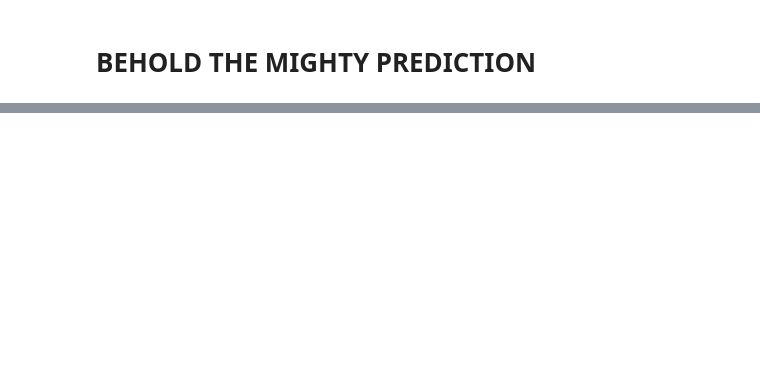
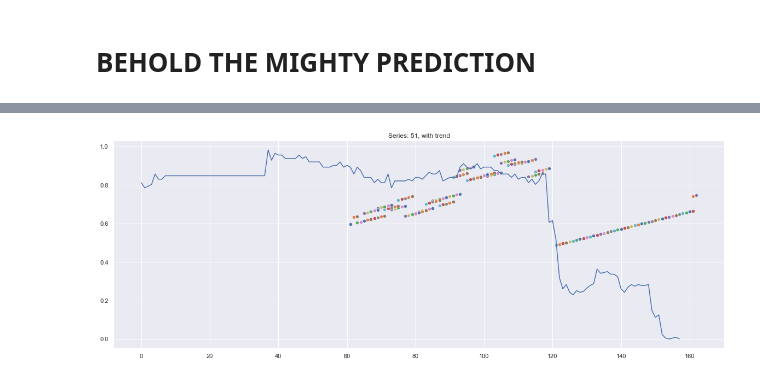
Before and after one commit to BorovTech/Timeseries_project, a Jupyter notebook: prediction_fixed_patterns.ipynb, the cells around one changed output, grey strips where cells are left out. Saved outputs shown, nothing was run; the diff lists cells and outputs as text; code cells hidden in the pictures; blank space fills up the shorter version.

```diff
--- a/prediction_fixed_patterns.ipynb
+++ b/prediction_fixed_patterns.ipynb
@@ -239,0 +233,14 @@ for x in predicted_points.items():
+# %%
+xs_temp = np.array(xs_temp).flatten()[::-1]
+sns.lineplot(y=xs_temp, x=list(range(len(xs))))
+
+for x in predicted_points.items():
+    start_point, predicted_values = x[0], x[1]
+#     to_plot = []
+    for counter in range(len(predicted_values)):
+        if predicted_values[counter] != None:
+            X = (60 + start_point + counter)
+            temp = predicted_values[counter] + beta + alpha * (60 + start_point + counter)
+            sns.scatterplot(y=np.array([temp]), x=X).set_title("Series: 51, with trend")
+# %% [output]
+[figure, added]
```
Also changed, not shown: parts of 7 cells of this notebook.
